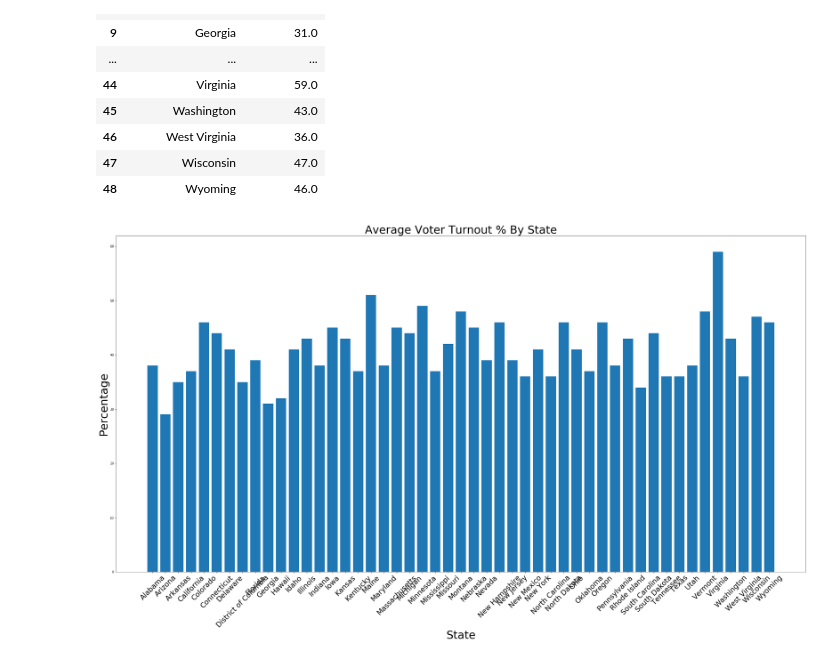
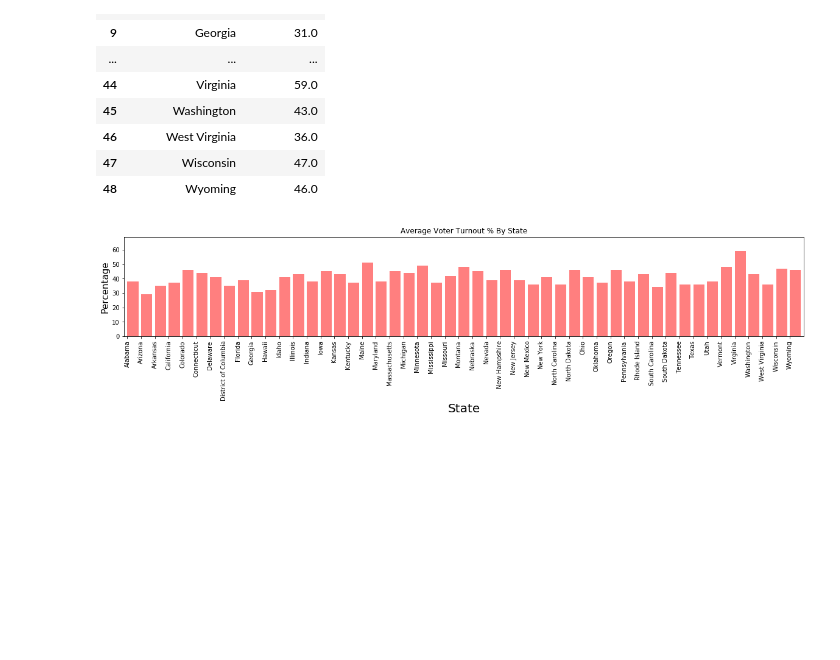
Before and after one commit to jennylynnramz/project1, a Jupyter notebook: Resources/Analysis Files/2000/election2000analysis.ipynb, the cells around one changed output. Cells and saved outputs as stored; diff of their text form; code cells hidden in the pictures; blank space fills up the shorter version.

```diff
--- a/Resources/Analysis Files/2000/election2000analysis.ipynb
+++ b/Resources/Analysis Files/2000/election2000analysis.ipynb
@@ -150,15 +151,17 @@ State_Avg_Voter_Turnout
 | 47 | Wisconsin | 47.0 |
 | 48 | Wyoming | 46.0 |
 # %%
+#make a bar graph
 Avg_Turnout = State_Avg_Voter_Turnout["Avg_Turnout"]
 State =  State_Avg_Voter_Turnout["State"]
-plt.bar(State, Avg_Turnout)
-plt.title('Average Voter Turnout % By State', fontsize=36)
-plt.xlabel('State', fontsize=36)
-plt.ylabel('Percentage', fontsize=36)
-plt.xticks(rotation=45, fontsize=23)
-plt.rcParams["figure.figsize"] = [40, 20]
-
+plt.figure(figsize=(20,3))
+plt.bar(State, Avg_Turnout, color='r', alpha=0.5, align="edge")
+plt.xticks(rotation="vertical")
+plt.title('Average Voter Turnout % By State')
+plt.xlabel('State', fontsize = 20)
+plt.ylabel('Percentage',fontsize = 15)
+plt.xlim(-0.25, len(State))
+plt.ylim(0, max(Avg_Turnout)+10)
 plt.show()
 # %% [output]
-[figure, old version]
+[figure, new version]
```
Also changed, not shown: parts of 9 cells of this notebook, 2 other files.
